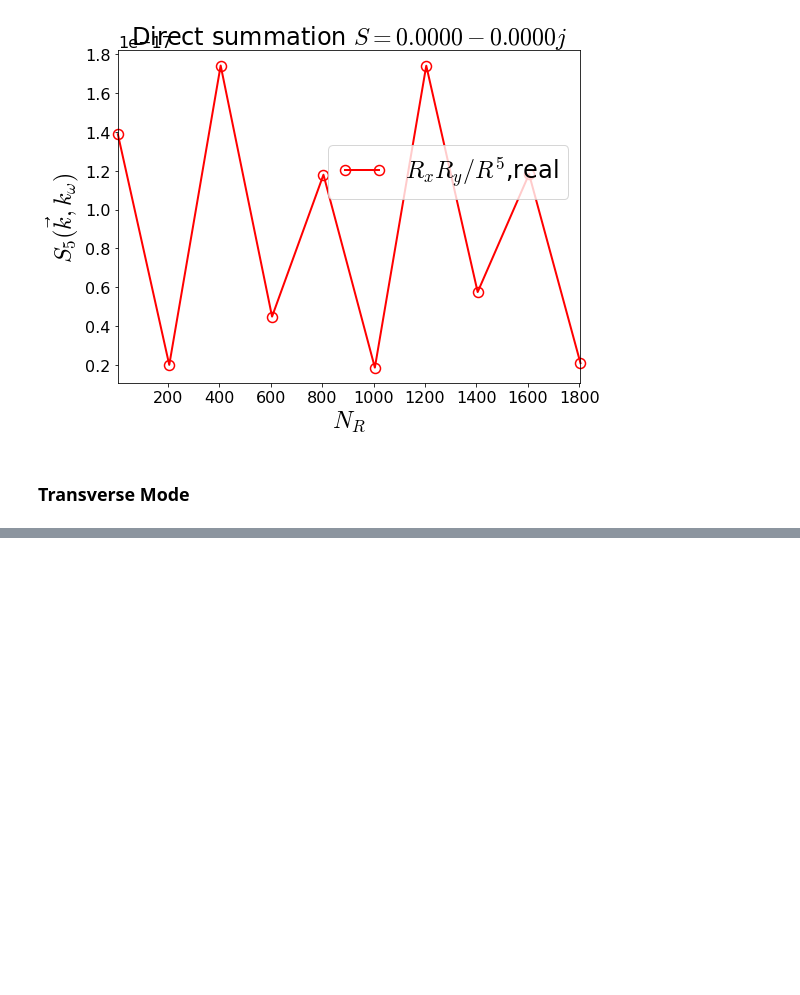
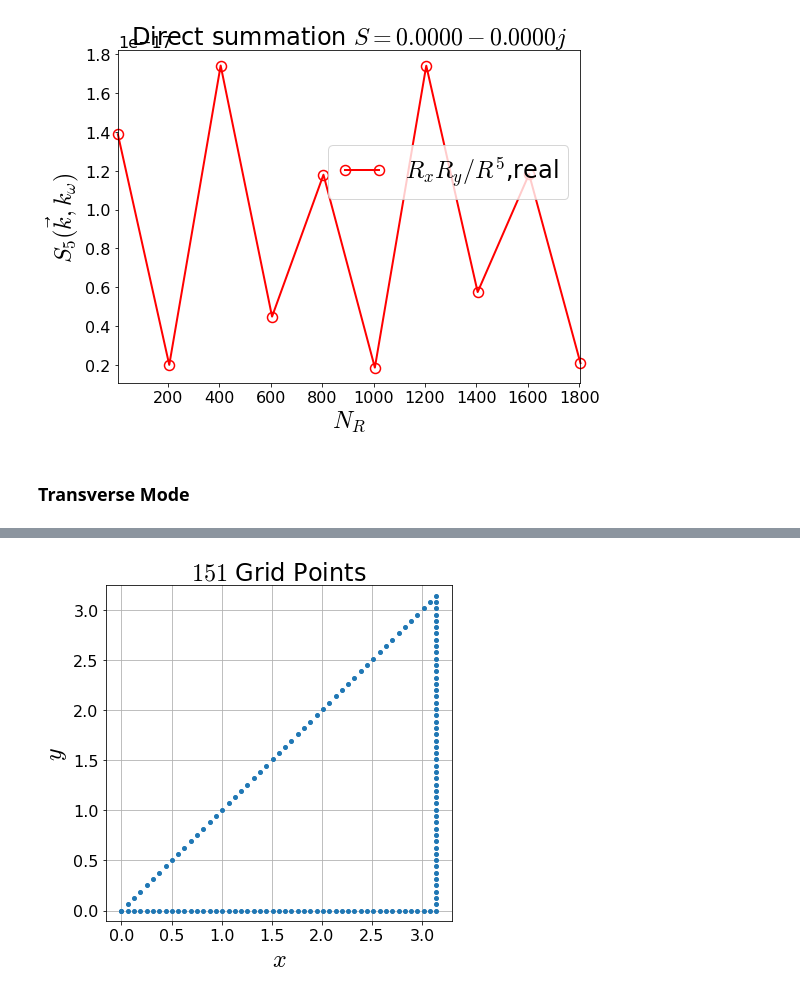
Before and after one commit to 711er/cde, a Jupyter notebook: cde-2d.ipynb, the cells around one changed output, grey strips where cells are left out. Cells and saved outputs as stored; diff of their text form; code cells hidden in the pictures; blank space fills up the shorter version.

Commit message:
Quasi-static band structure completed.

```diff
--- a/cde-2d.ipynb
+++ b/cde-2d.ipynb
@@ -1231,12 +1240,3 @@ dsdk2 = diff_S_k(kvec, udk, dk, kw, lat, 300, fR3)
 rel_err(dsdk1.real, dsdk2.real), rel_err(dsdk1.imag, dsdk2.imag)
 # %% [markdown]
 ### Transverse Mode
-# %%
-fR3 = lambda Rvec: fRn(Rvec, 3)
-kw = 0.0*twopi
-kvec = [0.11*twopi, 0, 0]
-r0 = [0, 0, 0]
-nx, ny = 10, 10
-lat = square
-
-%time print(Rsum_direct(fR3, nx, r0, kvec, kw, lat))
@@ -1267,10 +1242,0 @@ plot_grid(kmesh)
-# %%
-grid_point = [[1, 1, 0]]
-rvec = np.array([0,0,0])
-kvec = M
-kw = 0.0
-func = fR3
-terms = np.exp( 1j*np.dot(grid_point, kvec) ) * \
-    np.exp( 1j*kw*vec_norm(rvec - grid_point, axis=1) ) * func(grid_point)
-print(terms)
-print(1/np.sqrt(2)**3)
@@ -1318,0 +1243,61 @@ plt.show()
+# %%
+# Define high-symmetry k-points
+Gamma = lat.reci_vec(0, 0, 0)
+X = lat.reci_vec(0.5, 0, 0)
+M = lat.reci_vec(0.5, 0.5, 0)
+
+# Generate a Gamma-X-M-Gamma k-vector list
+nk = 51
+kmesh = np.concatenate([kpath(Gamma, X, nk),\
+                       kpath(X, M, nk),\
+                       kpath(M, Gamma, nk, end_point=True)])
+k_index = np.arange(len(kmesh))
+plot_grid(kmesh)
+
+# parameters
+a_o_d = 1.0/3.0
+kw = 0.0
+N_R_z = 200
+N_R_xy = 200
+
+# Transverse mode(p_z dipole mode)
+%time beta_z = -np.real( [ Rsum_direct(fR3, N_R_z, r0, kvec, kw, lat)\
+                         for kvec in kmesh ] )
+w_T = np.sqrt( 1.0 - a_o_d**3*beta_z )
+
+# In-plane mode
+fR3yx = lambda Rvec: fnRij(Rvec, 3, 1, 0)
+fR3xx = lambda Rvec: fnRij(Rvec, 3, 0, 0)
+fR3yy = lambda Rvec: fnRij(Rvec, 3, 1, 1)
+
+%time beta_11 = np.array( [ Rsum_direct(fR3xx, N_R_xy, r0, kvec, kw, lat)\
+                     for kvec in kmesh ] )
+beta_11 = 3.0*beta_11 + beta_z
+
+%time beta_22 = np.array( [ Rsum_direct(fR3yy, N_R_xy, r0, kvec, kw, lat)\
+                     for kvec in kmesh ] )
+beta_22 = 3.0*beta_22 + beta_z
+
+%time beta_21 = np.array( [ Rsum_direct(fR3yx, N_R_xy, r0, kvec, kw, lat)\
+                     for kvec in kmesh ] )
+
+w_TI = 1.0 - a_o_d**3/2.0*\
+( beta_11 + beta_22 + np.sqrt( (beta_11 - beta_22)**2 + 4.0*beta_21**2 ) )
+w_LI = 1.0 - a_o_d**3/2.0*\
+( beta_11 + beta_22 - np.sqrt( (beta_11 - beta_22)**2 + 4.0*beta_21**2 ) )
+w_TI = np.sqrt(np.real(w_TI))
+w_LI = np.sqrt(np.real(w_LI))
+
+# w_T_raw, w_TI_raw, w_LI_raw = w_T, w_TI, w_LI
+
+# Save band data
+# np.savetxt('band-sqaure-qsa-NR-100.txt',
+#            np.c_[w_T_raw, w_TI_raw, w_LI_raw],
+#            fmt='%.6f', header='T \t TI \t LI',
+#            comments='nk={:d}\n'.format(nk))
+np.savetxt('band-sqaure-qsa-Nz-{}-Nxy-{}.txt'.format(N_R_z, N_R_xy),
+           np.c_[w_T, w_TI, w_LI],
+           fmt='%.6f', header='T \t TI \t LI',
+           comments='nk={:d}\n'.format(nk))
+# %% [output]
+[figure, added]
```
Also changed, not shown: parts of 16 cells of this notebook.
